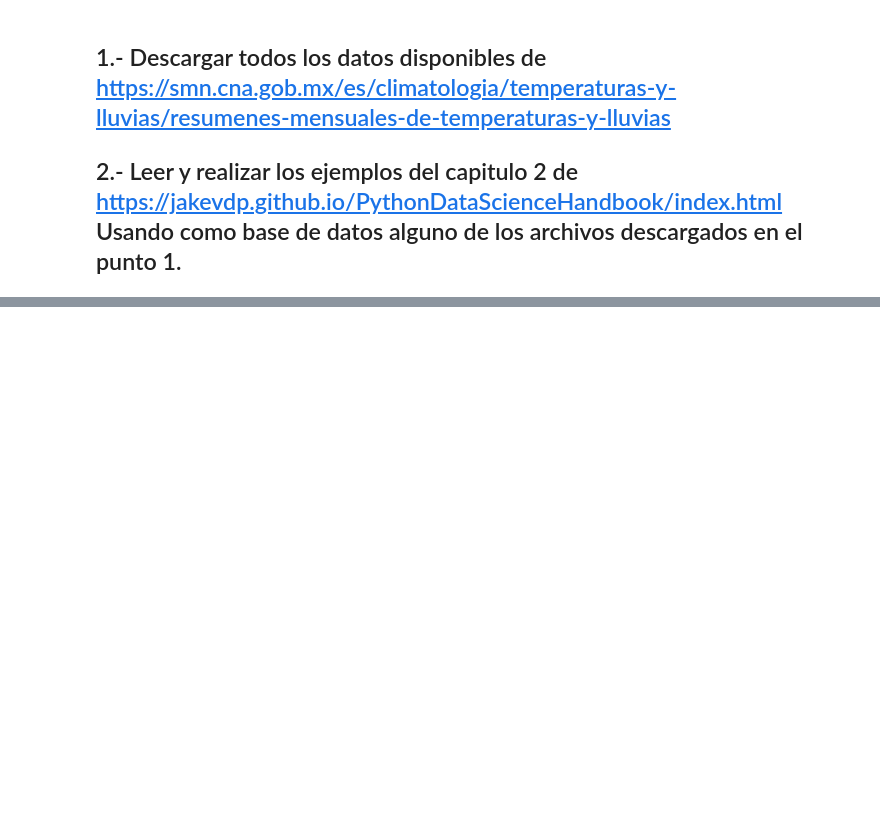
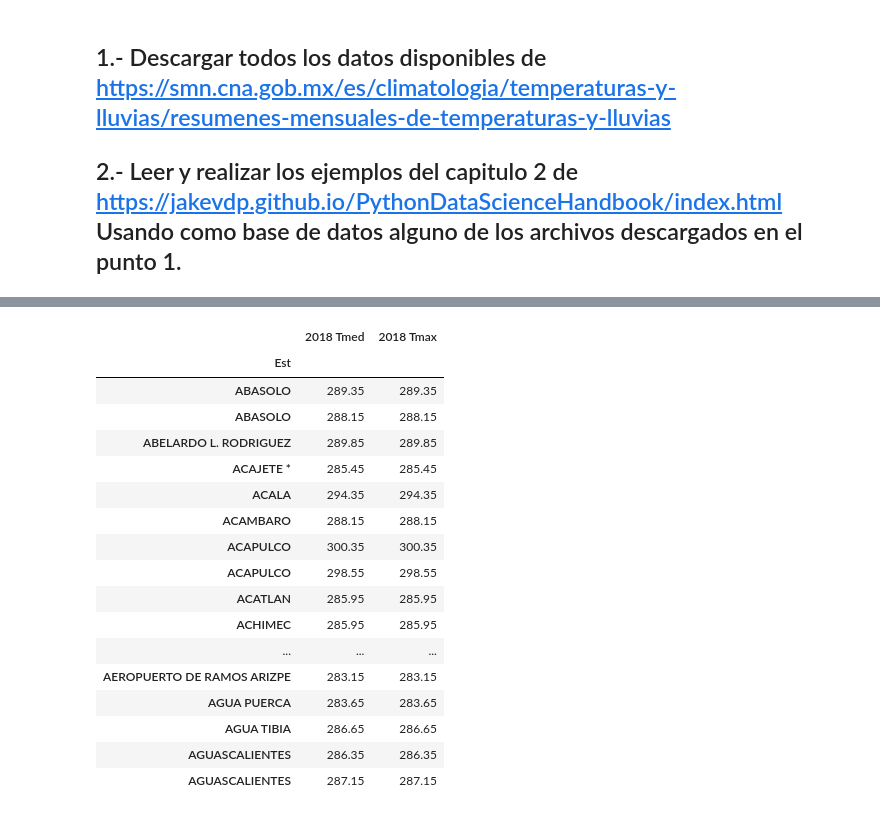
Before and after one commit to DCIDA2019/da2019-anaisabelotodo, a Jupyter notebook: Semana2/Tarea Semana 2/Tarea2.ipynb, the cells around one changed output, grey strips where cells are left out. Drawn from its saved outputs; the diff is of its cells as text; code cells hidden in the pictures; blank space fills up the shorter version.

```diff
--- a/Semana2/Tarea Semana 2/Tarea2.ipynb
+++ b/Semana2/Tarea Semana 2/Tarea2.ipynb
@@ -120,0 +712,22 @@ plt.plot(anios,manchas)
+# %%
+# Podemos poner todas las temperaturas en Kelvin
+df+273.15
+# %% [output]
+|  | 2018 Tmed | 2018 Tmax |
+| Est |  |  |
+| ABASOLO | 289.35 | 289.35 |
+| ABASOLO | 288.15 | 288.15 |
+| ABELARDO L. RODRIGUEZ | 289.85 | 289.85 |
+| ACAJETE * | 285.45 | 285.45 |
+| ACALA | 294.35 | 294.35 |
+| ACAMBARO | 288.15 | 288.15 |
+| ACAPULCO | 300.35 | 300.35 |
+| ACAPULCO | 298.55 | 298.55 |
+| ACATLAN | 285.95 | 285.95 |
+| ACHIMEC | 285.95 | 285.95 |
+| ... | ... | ... |
+| AEROPUERTO DE RAMOS ARIZPE | 283.15 | 283.15 |
+| AGUA PUERCA | 283.65 | 283.65 |
+| AGUA TIBIA | 286.65 | 286.65 |
+| AGUASCALIENTES | 286.35 | 286.35 |
+| AGUASCALIENTES | 287.15 | 287.15 |
```
Also changed, not shown: parts of 81 cells of this notebook, 12 other files.
